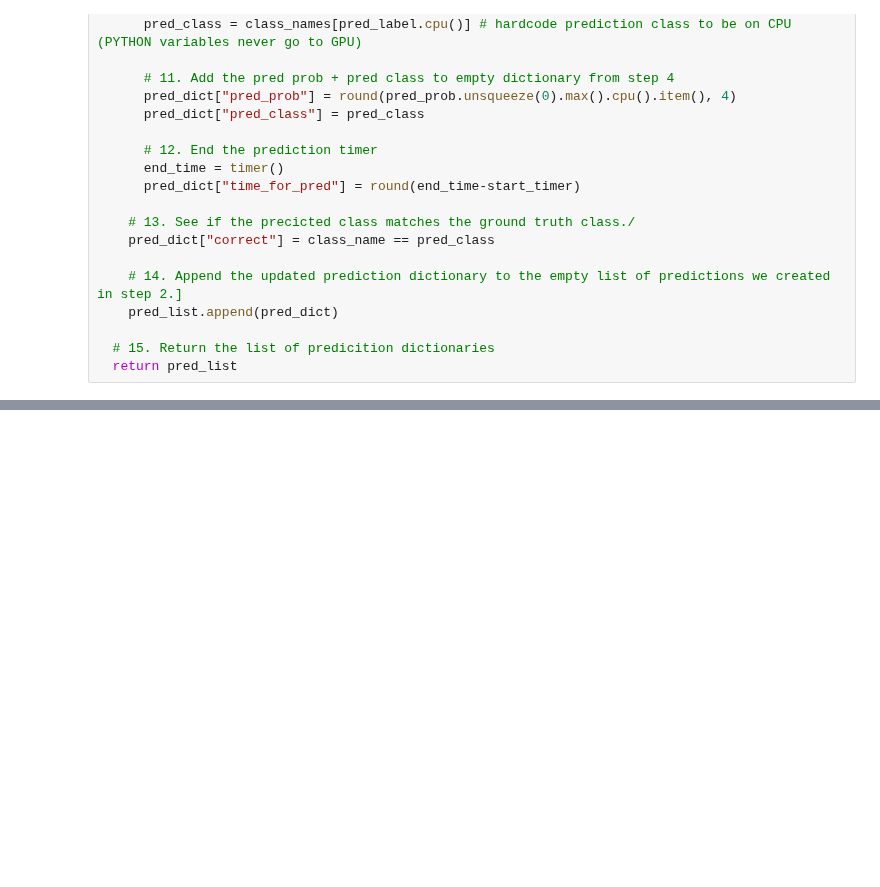
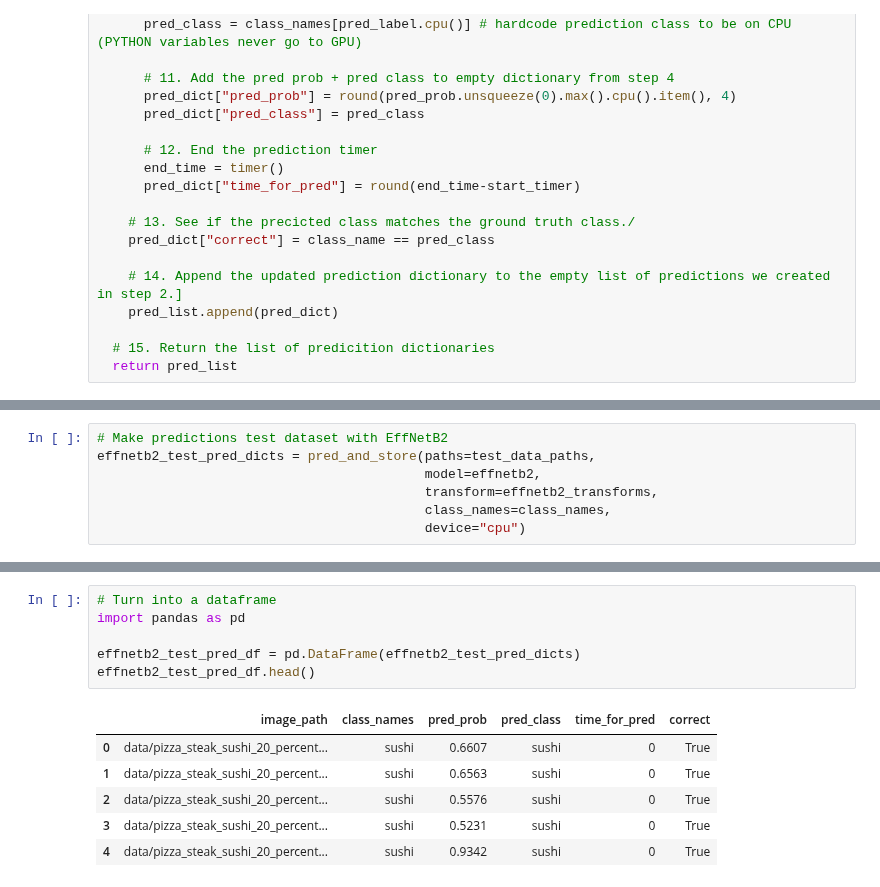
Before and after one commit to EduardoLawson1/Pytorch-Practice, a Jupyter notebook: Pytorch Model Deployment /Pytorch_Model_Deployment.ipynb, the cells around one changed output, grey strips where cells are left out. Drawn from its saved outputs; the diff is of its cells as text; blank space fills up the shorter version.

```diff
--- a/Pytorch Model Deployment /Pytorch_Model_Deployment.ipynb
+++ b/Pytorch Model Deployment /Pytorch_Model_Deployment.ipynb
@@ -604,0 +608,7 @@ def pred_and_store(paths: List[pathlib.Path],
+# %%
+# Make predictions test dataset with EffNetB2
+effnetb2_test_pred_dicts = pred_and_store(paths=test_data_paths,
+                                          model=effnetb2,
+                                          transform=effnetb2_transforms,
+                                          class_names=class_names,
+                                          device="cpu")
@@ -604,0 +630,13 @@ def pred_and_store(paths: List[pathlib.Path],
+# %%
+# Turn into a dataframe
+import pandas as pd
+
+effnetb2_test_pred_df = pd.DataFrame(effnetb2_test_pred_dicts)
+effnetb2_test_pred_df.head()
+# %% [output]
+|  | image_path | class_names | pred_prob | pred_class | time_for_pred | correct |
+| 0 | data/pizza_steak_sushi_20_percent... | sushi | 0.6607 | sushi | 0 | True |
+| 1 | data/pizza_steak_sushi_20_percent... | sushi | 0.6563 | sushi | 0 | True |
+| 2 | data/pizza_steak_sushi_20_percent... | sushi | 0.5576 | sushi | 0 | True |
+| 3 | data/pizza_steak_sushi_20_percent... | sushi | 0.5231 | sushi | 0 | True |
+| 4 | data/pizza_steak_sushi_20_percent... | sushi | 0.9342 | sushi | 0 | True |
```
Also changed, not shown: parts of 18 cells of this notebook.
